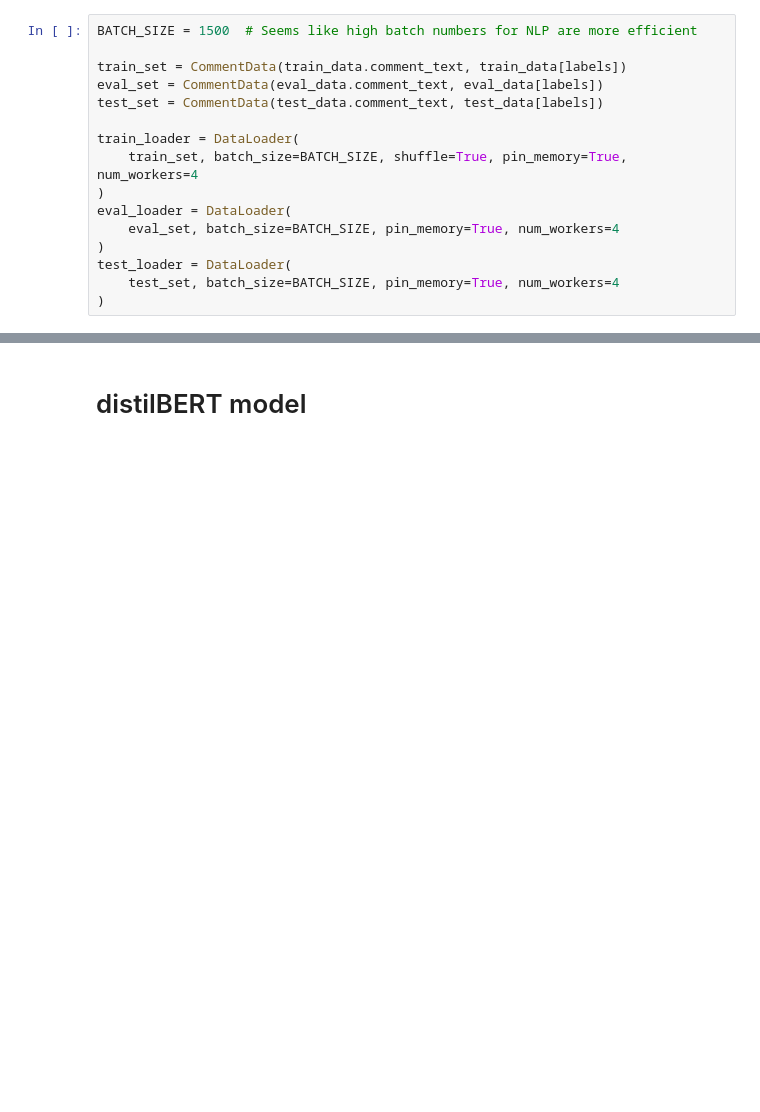
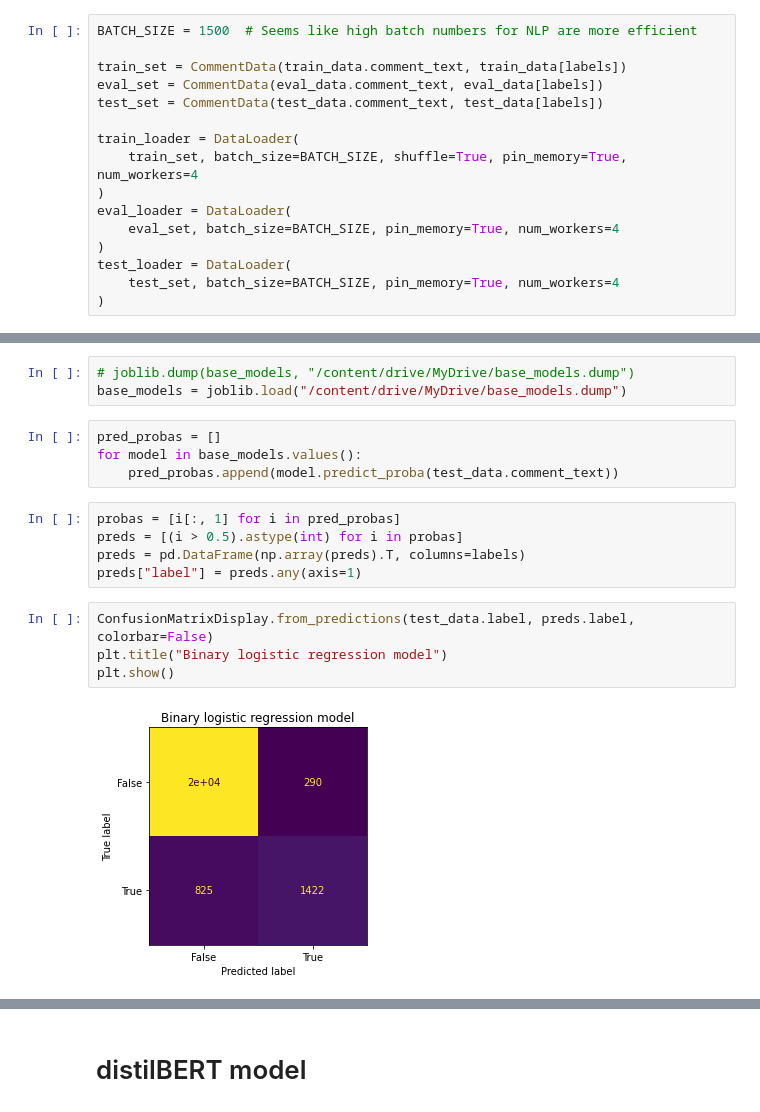
Before and after one commit to Heraldika/BERT_comment_classification, a Jupyter notebook: toxic_comment_classification.ipynb, the cells around one changed output, grey strips where cells are left out. Saved outputs shown, nothing was run; the diff lists cells and outputs as text; blank space fills up the shorter version.

```diff
--- a/toxic_comment_classification.ipynb
+++ b/toxic_comment_classification.ipynb
@@ -243,0 +414,18 @@ test_loader = DataLoader(
+# %%
+# joblib.dump(base_models, "/content/drive/MyDrive/base_models.dump")
+base_models = joblib.load("/content/drive/MyDrive/base_models.dump")
+# %%
+pred_probas = []
+for model in base_models.values():
+    pred_probas.append(model.predict_proba(test_data.comment_text))
+# %%
+probas = [i[:, 1] for i in pred_probas]
+preds = [(i > 0.5).astype(int) for i in probas]
+preds = pd.DataFrame(np.array(preds).T, columns=labels)
+preds["label"] = preds.any(axis=1)
+# %%
+ConfusionMatrixDisplay.from_predictions(test_data.label, preds.label, colorbar=False)
+plt.title("Binary logistic regression model")
+plt.show()
+# %% [output]
+[figure, added]
```
Also changed, not shown: parts of 29 cells of this notebook.
